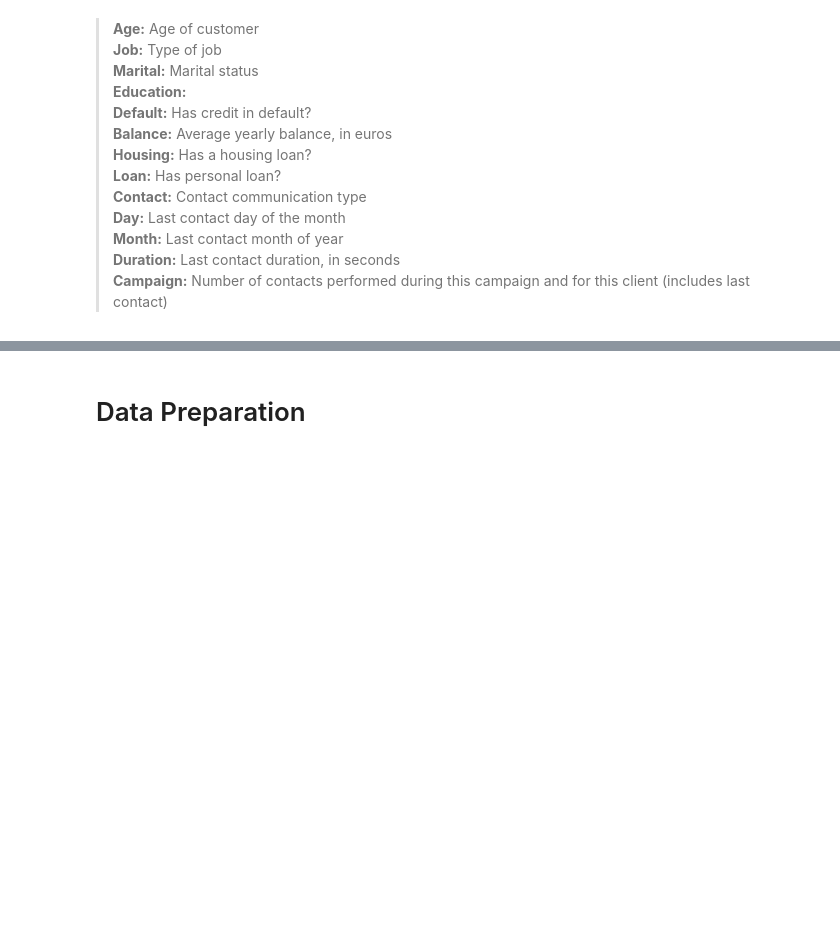
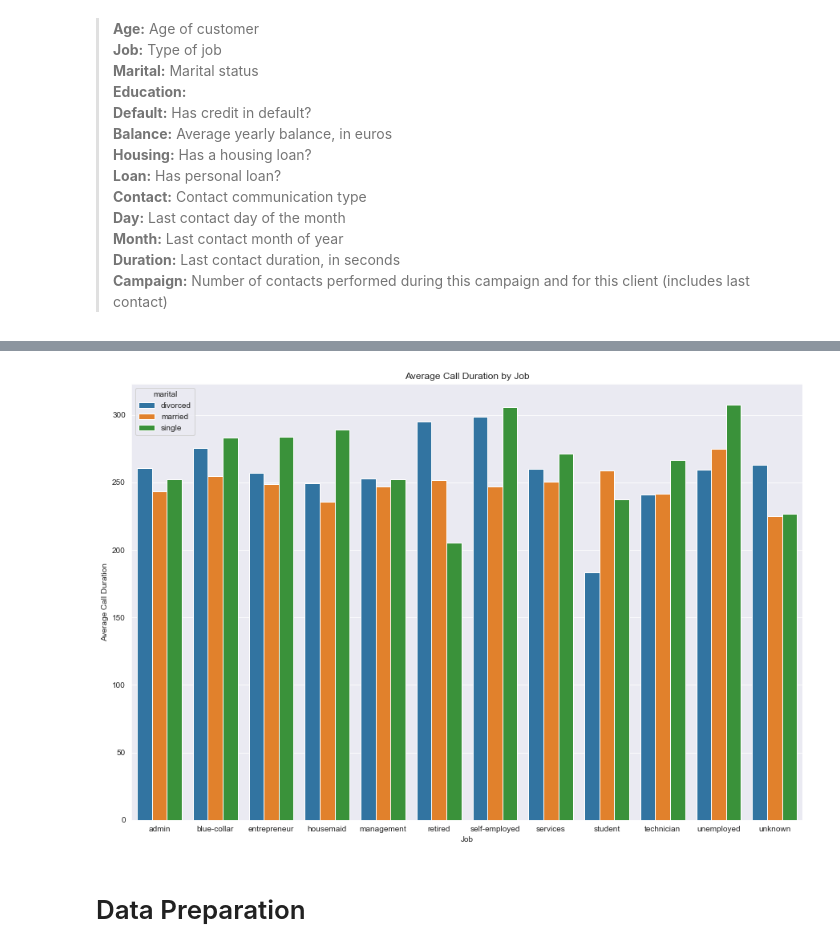
Before and after one commit to c-woo/Term-Deposit-Marketing, a Jupyter notebook: hEKjo7ytguAZ49JN.ipynb, the cells around one changed output, grey strips where cells are left out. Cells and saved outputs as stored; diff of their text form; code cells hidden in the pictures; blank space fills up the shorter version.

```diff
--- a/hEKjo7ytguAZ49JN.ipynb
+++ b/hEKjo7ytguAZ49JN.ipynb
@@ -39,3 +179,17 @@ df.head()
+# %%
+## create a groupby object separating customers by job and marital status to find their average call duration
+
+group = df.groupby(['job', 'marital']).agg(avg_duration=('duration', 'mean'))
+group.reset_index(inplace=True)
+# %%
+plt.figure(figsize=(15, 10))
+sns.barplot(x='job', y='avg_duration', hue='marital', data=group)
+plt.xlabel('Job')
+plt.ylabel('Average Call Duration')
+plt.title('Average Call Duration by Job')
+plt.show()
+# %% [output]
+[figure, added]
 # %% [markdown]
 # Data Preparation
 # %%
```
Also changed, not shown: parts of 65 cells of this notebook.
